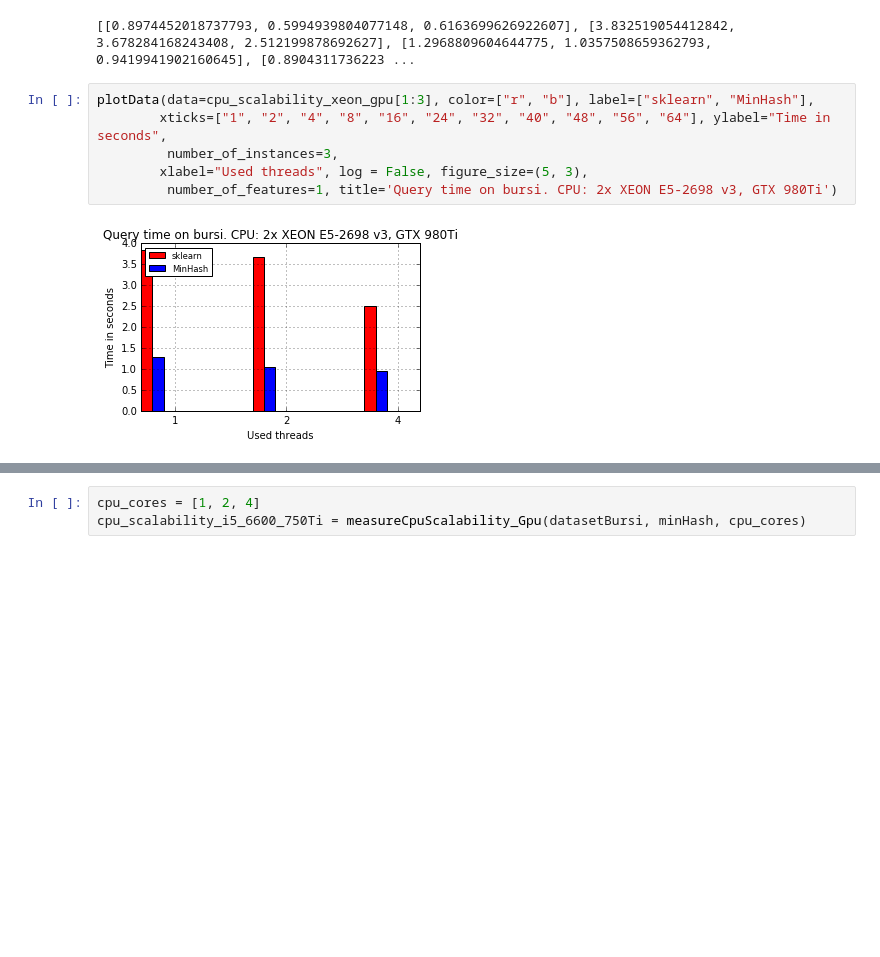
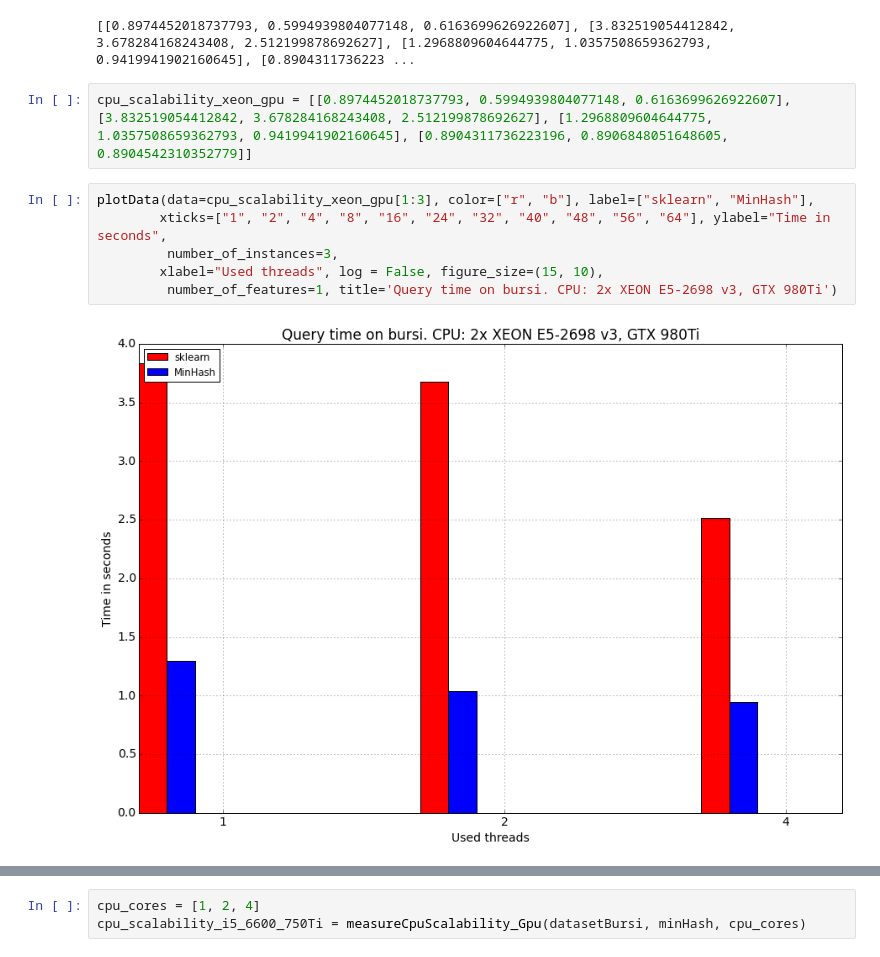
Before and after one commit to joachimwolff/sparse-neighbors-search, a Jupyter notebook: example/CPU scalability.ipynb, the cells around one changed output, grey strips where cells are left out. Saved outputs shown, nothing was run; the diff lists cells and outputs as text; blank space fills up the shorter version.

```diff
--- a/example/CPU scalability.ipynb
+++ b/example/CPU scalability.ipynb
@@ -138,14 +140,16 @@ cpu_scalability_xeon_gpu = measureCpuScalability_Gpu(datasetBursi, minHash, cpu_
 print cpu_scalability_xeon_gpu
 # %% [output]
 [[0.8974452018737793, 0.5994939804077148, 0.6163699626922607], [3.832519054412842, 3.678284168243408, 2.512199878692627], [1.2968809604644775, 1.0357508659362793, 0.9419941902160645], [0.8904311736223 ...
+# %%
+cpu_scalability_xeon_gpu = [[0.8974452018737793, 0.5994939804077148, 0.6163699626922607], [3.832519054412842, 3.678284168243408, 2.512199878692627], [1.2968809604644775, 1.0357508659362793, 0.9419941902160645], [0.8904311736223196, 0.8906848051648605, 0.8904542310352779]]
 # %%
 plotData(data=cpu_scalability_xeon_gpu[1:3], color=["r", "b"], label=["sklearn", "MinHash"],
         xticks=["1", "2", "4", "8", "16", "24", "32", "40", "48", "56", "64"], ylabel="Time in seconds",
          number_of_instances=3,
-        xlabel="Used threads", log = False, figure_size=(5, 3),
+        xlabel="Used threads", log = False, figure_size=(15, 10),
          number_of_features=1, title='Query time on bursi. CPU: 2x XEON E5-2698 v3, GTX 980Ti')
 # %% [output]
-[figure, old version]
+[figure, new version]
 # %%
 plotDataBenchmark(data=cpu_scalability_xeon_gpu[0], color=["r"],
          label=[],
```
Also changed, not shown: parts of 12 cells of this notebook, 10 other files.
